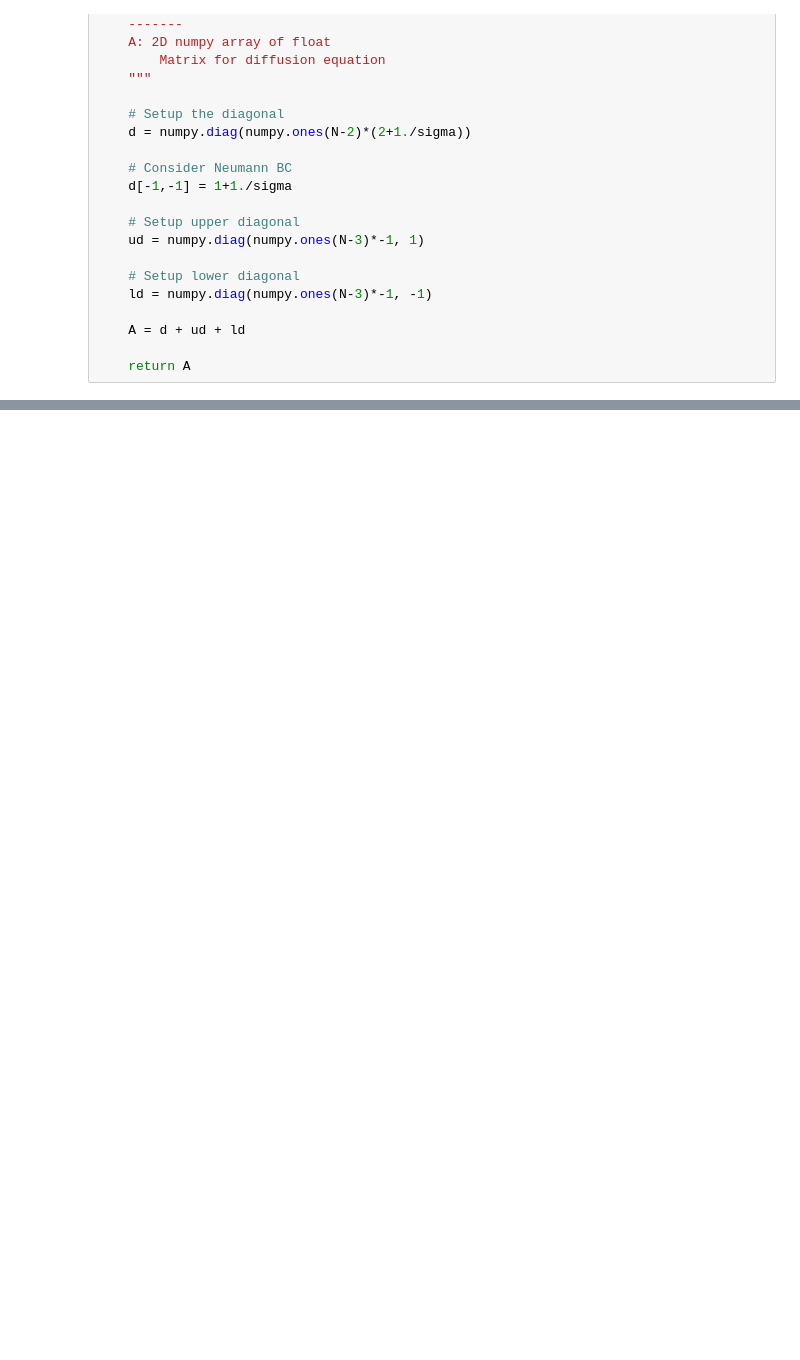
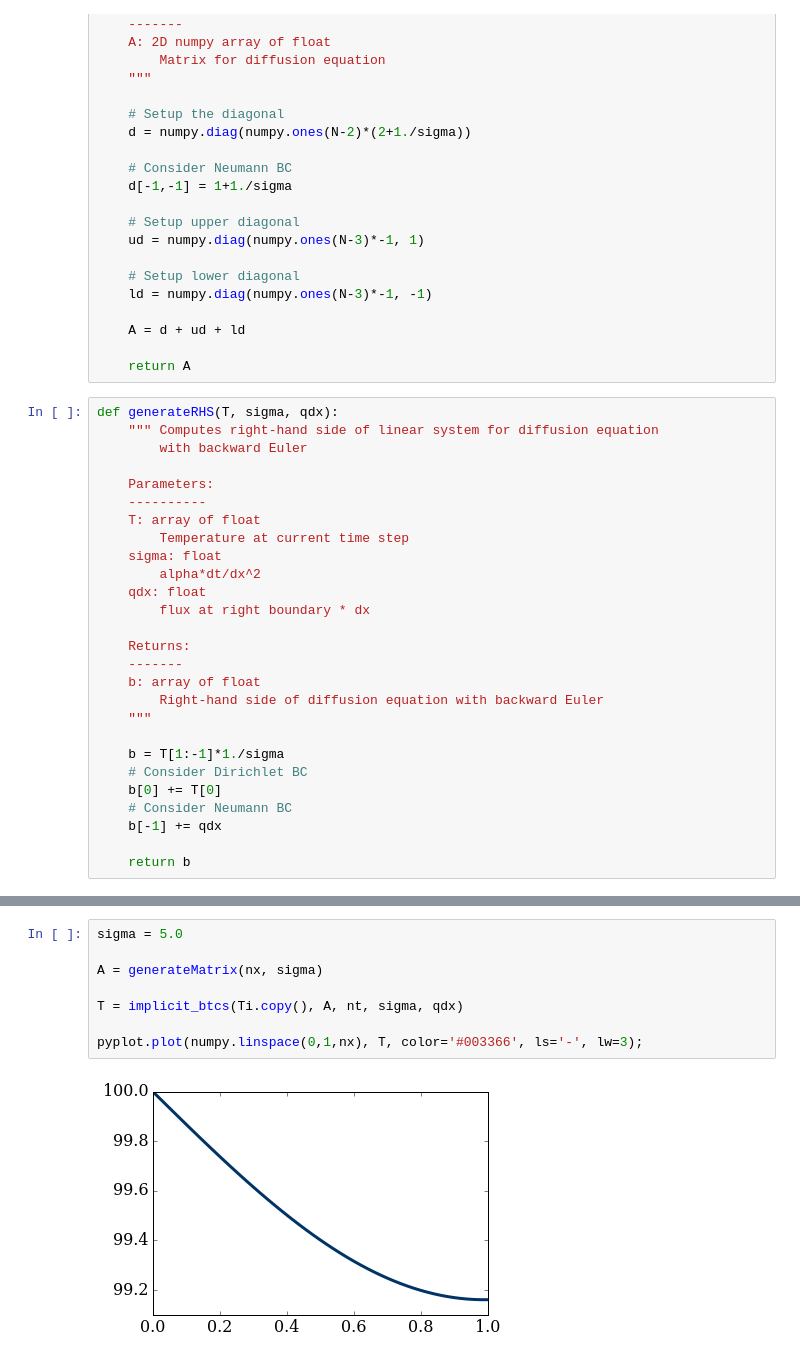
Before and after one commit to yueyang1992/MAE6286, a Jupyter notebook: nov11.ipynb, the cells around one changed output, grey strips where cells are left out. Saved outputs shown, nothing was run; the diff lists cells and outputs as text; blank space fills up the shorter version.

```diff
--- a/nov11.ipynb
+++ b/nov11.ipynb
@@ -54,3 +54,30 @@ def generateMatrix(N, sigma):
     A = d + ud + ld
 
     return A
+# %%
+def generateRHS(T, sigma, qdx):
+    """ Computes right-hand side of linear system for diffusion equation
+        with backward Euler
+
+    Parameters:
+    ----------
+    T: array of float
+        Temperature at current time step
+    sigma: float
+        alpha*dt/dx^2
+    qdx: float
+        flux at right boundary * dx
+
+    Returns:
+    -------
+    b: array of float
+        Right-hand side of diffusion equation with backward Euler
+    """
+
+    b = T[1:-1]*1./sigma
+    # Consider Dirichlet BC
+    b[0] += T[0]
+    # Consider Neumann BC
+    b[-1] += qdx
+
+    return b
@@ -56,0 +139,10 @@ def generateMatrix(N, sigma):
+# %%
+sigma = 5.0
+
+A = generateMatrix(nx, sigma)
+
+T = implicit_btcs(Ti.copy(), A, nt, sigma, qdx)
+
+pyplot.plot(numpy.linspace(0,1,nx), T, color='#003366', ls='-', lw=3);
+# %% [output]
+[figure, added]
```
Also changed, not shown: parts of 5 cells of this notebook.
